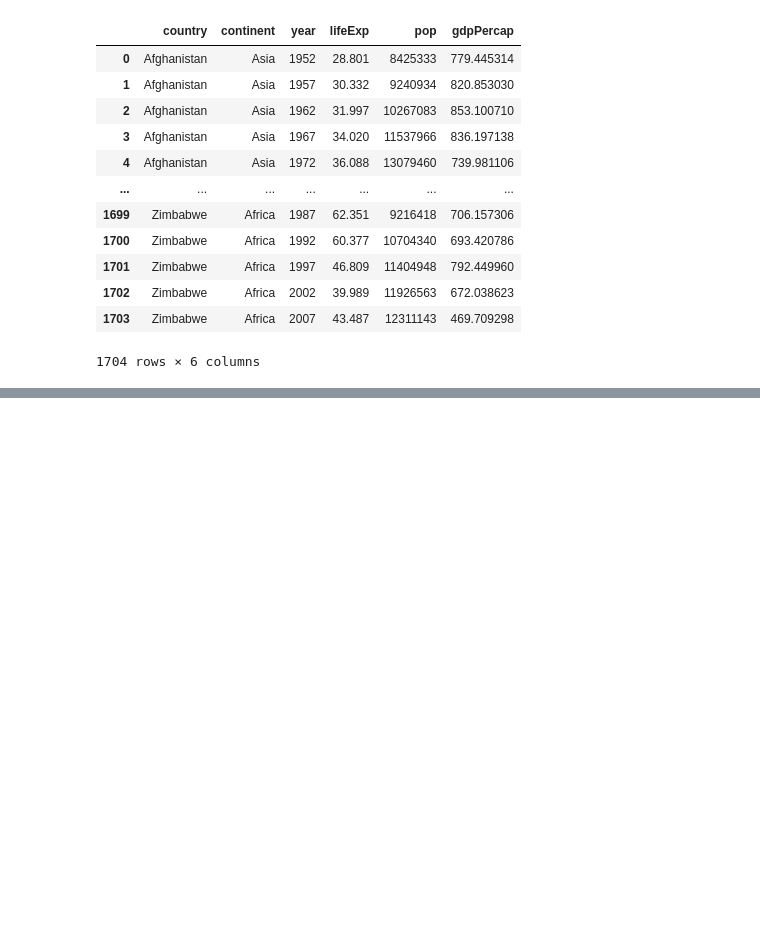
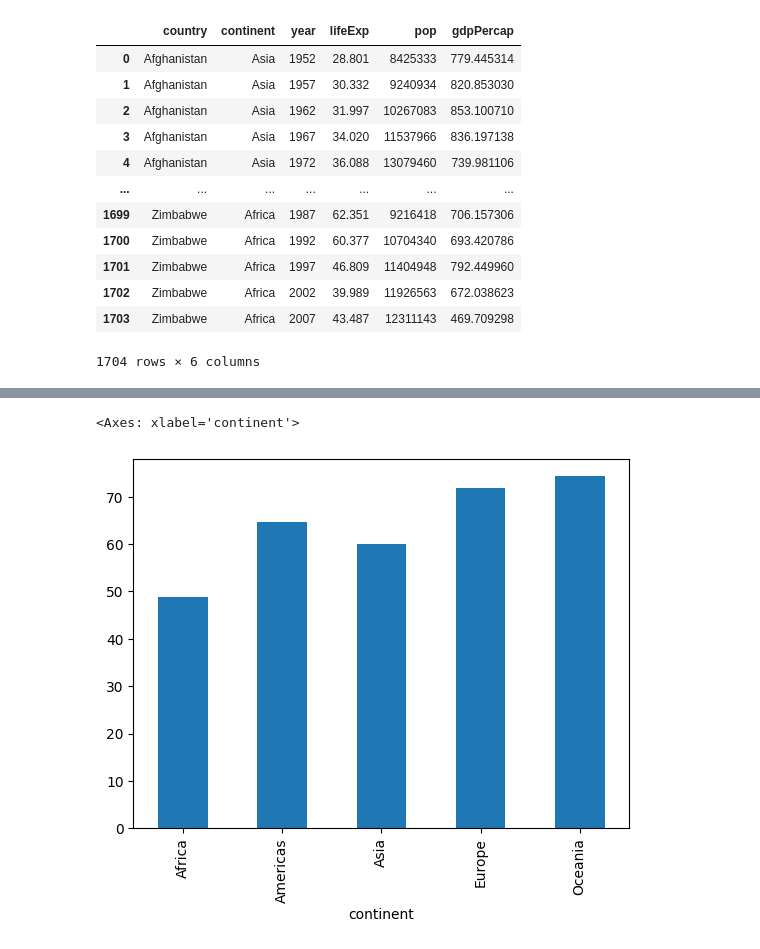
Before and after one commit to yleessam/hipython_rep, a Jupyter notebook: 13_데이터프레임연습.ipynb, the cells around one changed output, grey strips where cells are left out. Cells and saved outputs as stored; diff of their text form; code cells hidden in the pictures; blank space fills up the shorter version.

```diff
--- a/13_데이터프레임연습.ipynb
+++ b/13_데이터프레임연습.ipynb
@@ -343,0 +356,6 @@ df
+# %%
+g_df_mean = df.groupby(['continent'])['lifeExp'].mean()
+g_df_mean.plot(kind='bar')
+# %% [output]
+<Axes: xlabel='continent'>
+[figure, added]
```
Also changed, not shown: parts of 2 cells of this notebook, 1 other file.
